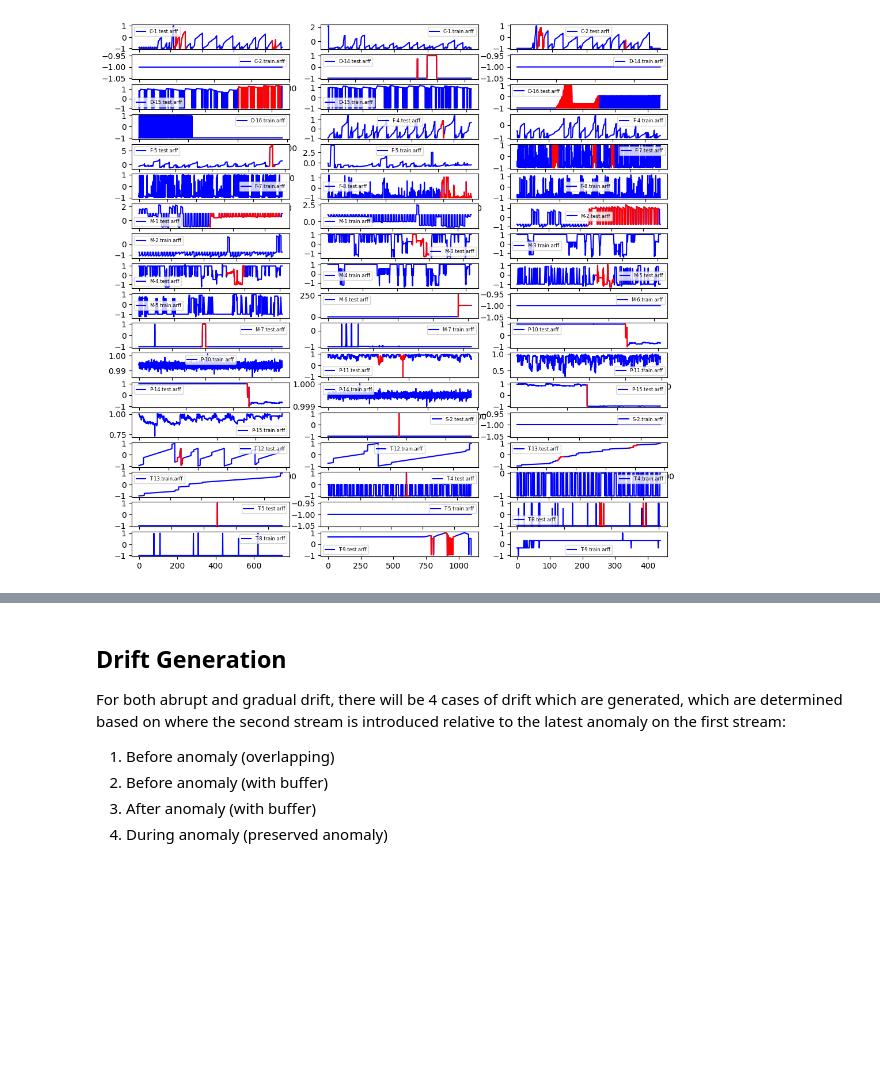
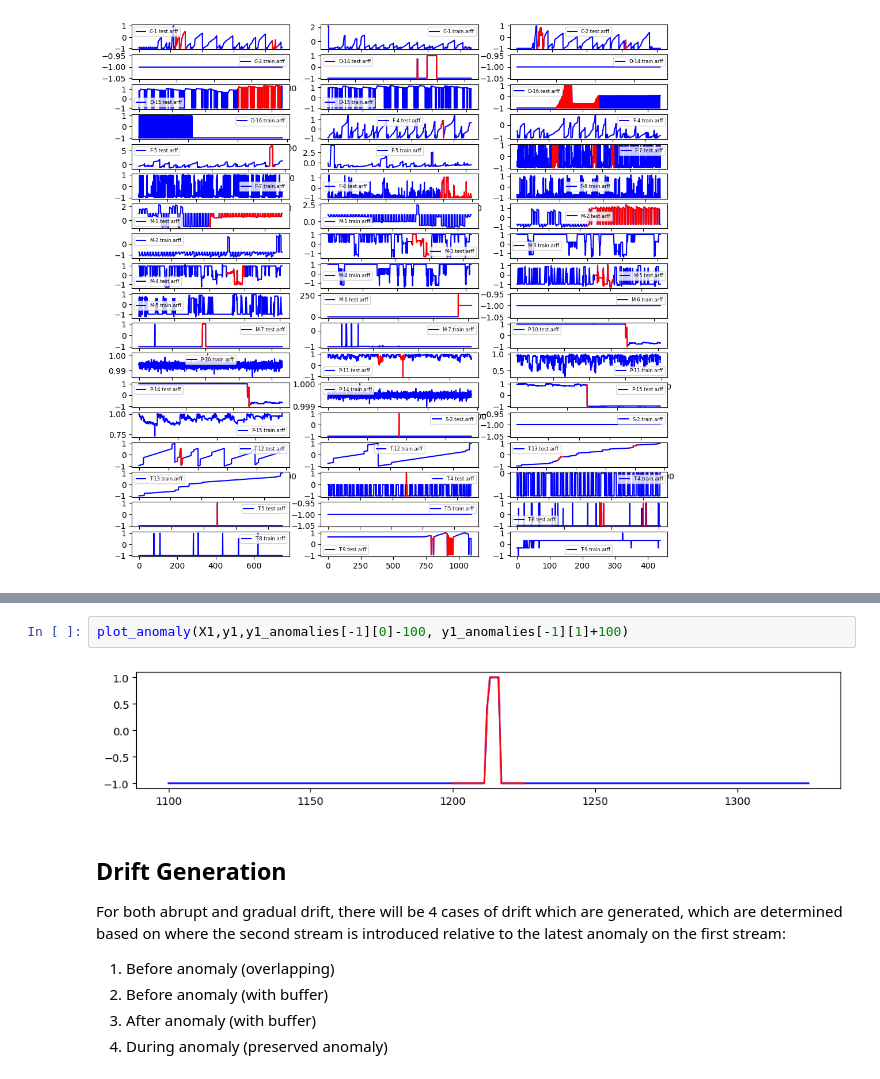
Before and after one commit to mac-dsl/AnomalyDriftDetection, a Jupyter notebook: moa_drift_generation.ipynb, the cells around one changed output, grey strips where cells are left out. Saved outputs shown, nothing was run; the diff lists cells and outputs as text; blank space fills up the shorter version.

```diff
--- a/moa_drift_generation.ipynb
+++ b/moa_drift_generation.ipynb
@@ -37,3 +37,7 @@ y1_anomalies
+# %%
+plot_anomaly(X1,y1,y1_anomalies[-1][0]-100, y1_anomalies[-1][1]+100)
+# %% [output]
+[figure, added]
 # %% [markdown]
 ## Drift Generation
 For both abrupt and gradual drift, there will be 4 cases of drift which are generated, which are determined based on where the second stream is introduced relative to the latest anomaly on the first stream:
```
Also changed, not shown: parts of 28 cells of this notebook, 41 other files.
